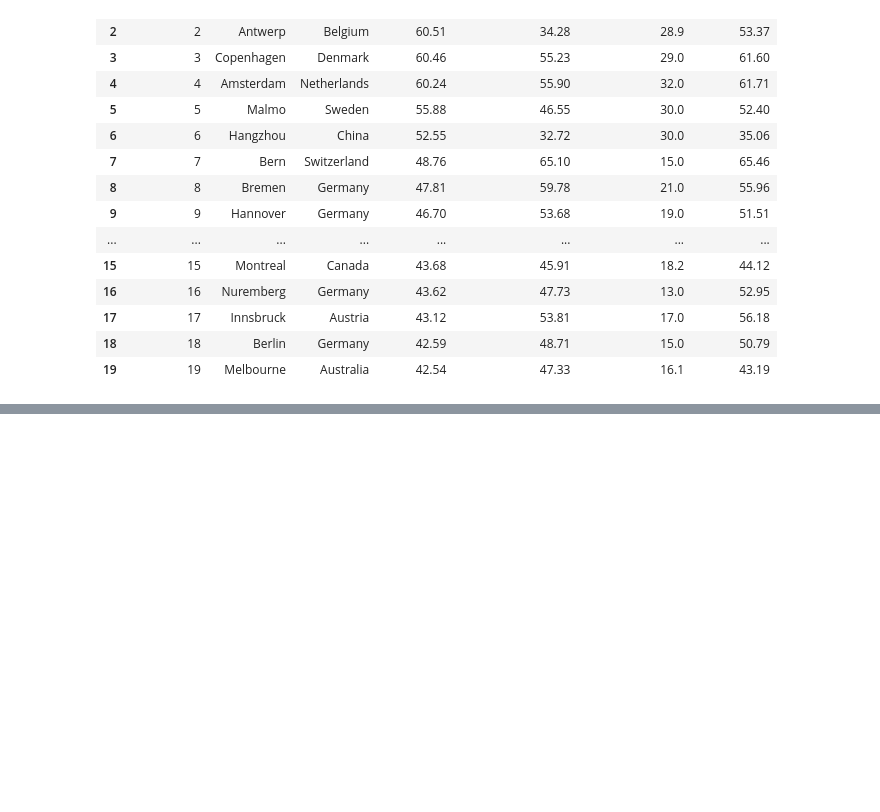
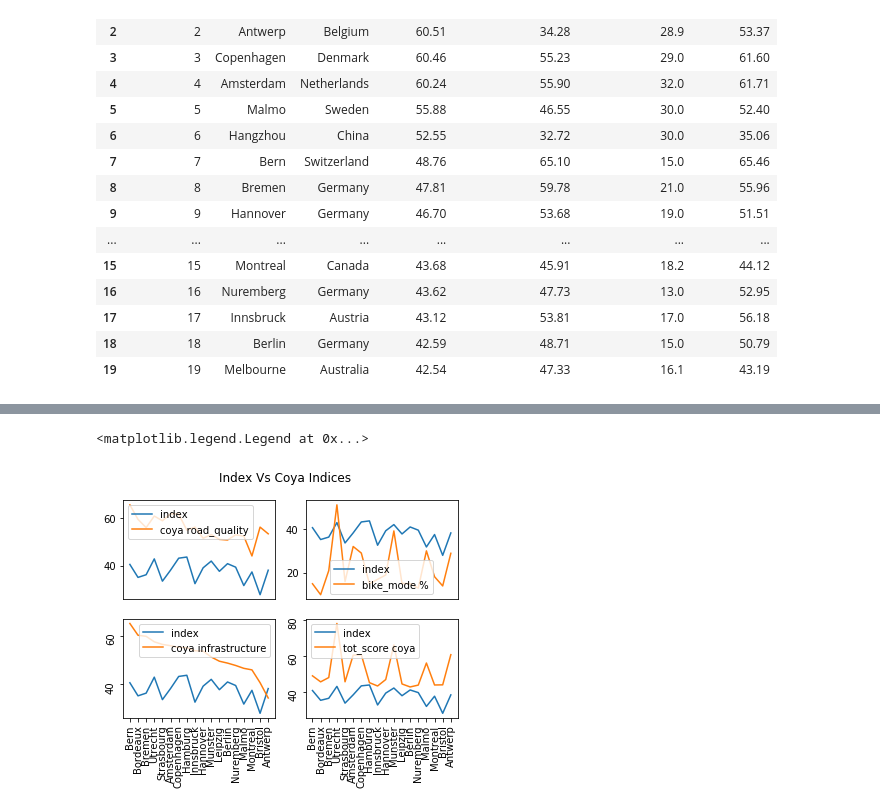
Before and after one commit to DchemistRae/Bikeability_calculator, a Jupyter notebook: result_analysis.ipynb, the cells around one changed output, grey strips where cells are left out. Cells and saved outputs as stored; diff of their text form; code cells hidden in the pictures; blank space fills up the shorter version.

```diff
--- a/result_analysis.ipynb
+++ b/result_analysis.ipynb
@@ -88,0 +86,23 @@ NameError: name 'df' is not defined
+# %%
+fig, ax = plt.subplots(2,2)
+fig.suptitle('Index Vs Coya Indices')
+ax[0,0].plot(df['city'], df['average_index'], label = 'index')
+ax[0,0].plot(df['city'], df['road_quality'], label = 'coya road_quality')
+ax[1,0].plot(df['city'], df['average_index'], label = 'index')
+ax[1,0].plot(df['city'], df['bike_infrastructure'], label = 'coya infrastructure')
+ax[1,0].legend(loc = 'top right')
+ax[0,0].legend(loc = 'top right')
+ax[0,0].get_xaxis().set_ticks([])
+ax[1,0].tick_params(labelrotation=90)
+
+ax[1,1].plot(df['city'], df['average_index'], label = 'index')
+ax[1,1].plot(df['city'], df['total_score'], label = 'tot_score coya')
+ax[0,1].plot(df['city'], df['average_index'], label = 'index')
+ax[0,1].plot(df['city'], df['bike_use_percent'], label = 'bike_mode %')
+ax[1,1].tick_params(labelrotation=90)
+ax[0,1].get_xaxis().set_ticks([])
+ax[0,1].legend(loc = 'top right')
+ax[1,1].legend(loc = 'top right')
+# %% [output]
+<matplotlib.legend.Legend at 0x...>
+[figure, added]
```
Also changed, not shown: parts of 6 cells of this notebook.
